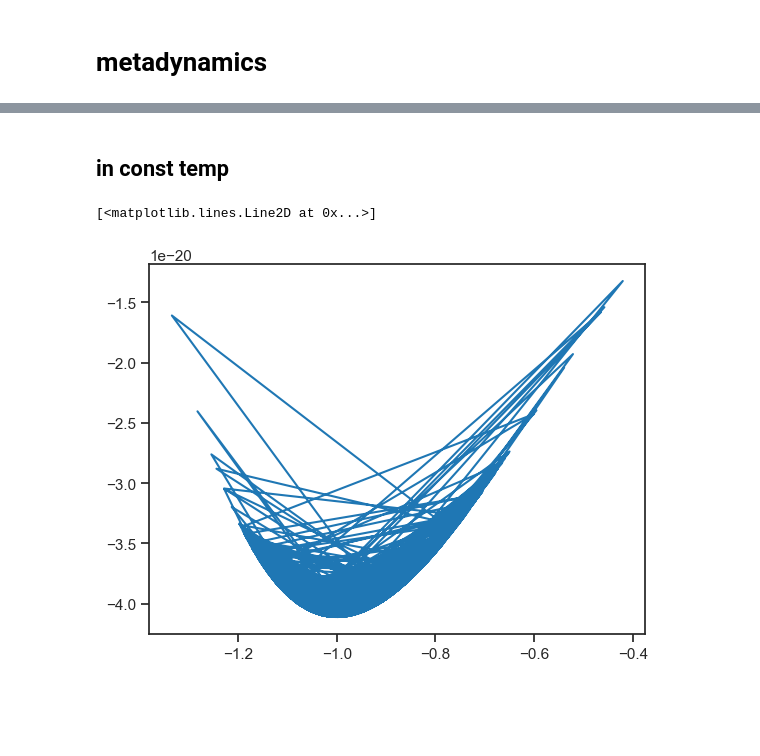
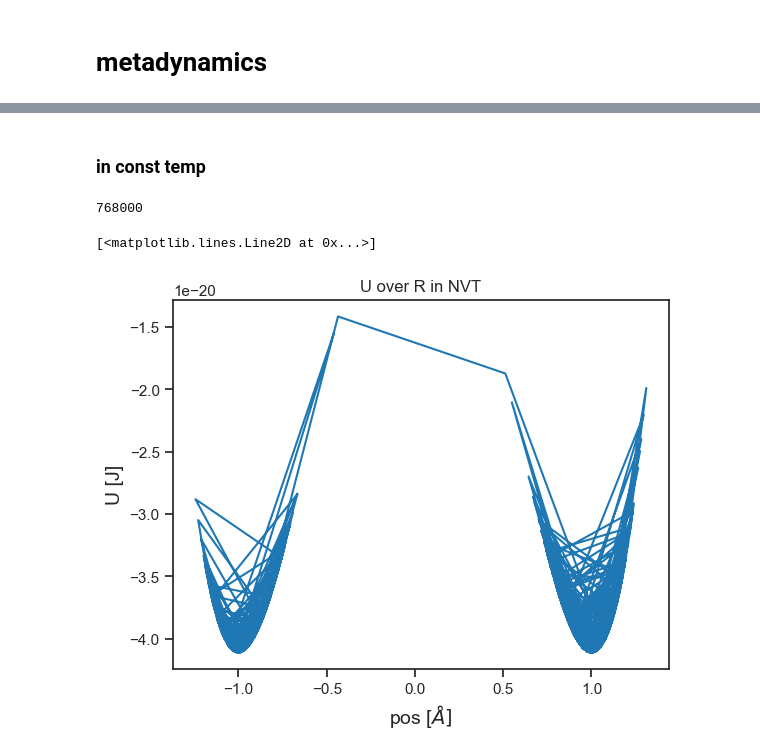
Before and after one commit to SagiMeir/Simulations4Beginners, a Jupyter notebook: metadynamics.ipynb, the cells around one changed output, grey strips where cells are left out. Cells and saved outputs as stored; diff of their text form; code cells hidden in the pictures; blank space fills up the shorter version.

```diff
--- a/metadynamics.ipynb
+++ b/metadynamics.ipynb
@@ -33,30 +37,38 @@ plt.plot(posX, df['U'])
 # %% [markdown]
-## in const temp
+### in const temp
 # %%
 import numpy as np
 import pandas as pd
 import matplotlib.pyplot as plt
 # and for nice looking plots:
 import seaborn as sns
 sns.set_theme(style="ticks",rc={'axes.labelsize':14},palette='tab10')
 
 df = pd.read_csv("simFor2Well_NVT.log", sep='\s+')
 
 xyz = open("SimFor2Well_NVT.xyz", 'r')
 posX, posY, posZ, time = ([] for i in range(4))
 count = 0
 for i in xyz:
-    if(count % 3 != 2):
-        pass
-    else:
-        line = i.split()
+    line = i.split()
+    if(count % 3 == 1):
+        time.append(line[1])
+    elif(count % 3 == 2):
         posX.append(float(line[1]))
         posY.append(float(line[2]))
         posZ.append(float(line[3]))
     count += 1
 xyz.close()
 
+for i in range(1, len(posX)):
+    if(posX[i -1] * posX[i] < 0):
+        print(time[i])
+
+plt.title("U over R in NVT")
+plt.xlabel(r"pos [$\AA ]$")
+plt.ylabel("U [J]")
 plt.plot(posX, df['U'])
 # %% [output]
-[<matplotlib.lines.Line2D at 0x...>]
+768000
+[<matplotlib.lines.Line2D at 0x...>]
-[figure, old version]
+[figure, new version]
```
Also changed, not shown: parts of 4 cells of this notebook, 2 other files.
